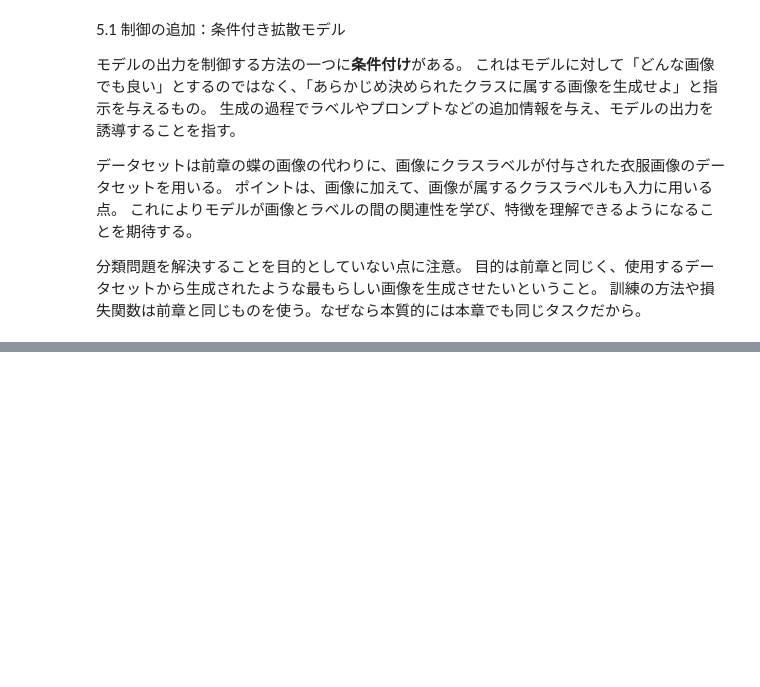
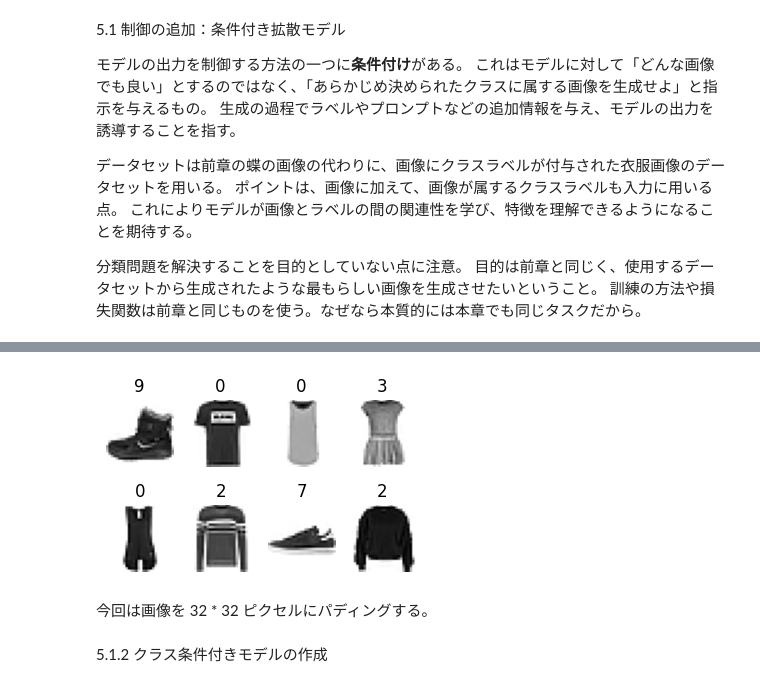
Before and after one commit to shown5/Hands-on-Generative-AI, a Jupyter notebook: chap5_StableDiffusion.ipynb, the cells around one changed output, grey strips where cells are left out. Saved outputs shown, nothing was run; the diff lists cells and outputs as text; code cells hidden in the pictures; blank space fills up the shorter version.

```diff
--- a/chap5_StableDiffusion.ipynb
+++ b/chap5_StableDiffusion.ipynb
@@ -27,0 +48,16 @@
+# %%
+import matplotlib as mpl
+from datasets import load_dataset
+
+from genaibook.core import show_images
+
+mpl.rcParams["image.cmap"] = "gray_r"
+
+fashion_mnist = load_dataset("fashion_mnist")
+clothes = fashion_mnist["train"]["image"][:8]
+classes = fashion_mnist["train"]["label"][:8]
+show_images(clothes, titles=classes, figsize=(4, 2.5))
+# %% [output]
+[figure, added]
+# %% [markdown]
+今回は画像を 32 * 32 ピクセルにパディングする。
@@ -27,0 +87,2 @@
+# %% [markdown]
+5.1.2 クラス条件付きモデルの作成
```
Also changed, not shown: parts of 3 cells of this notebook.
